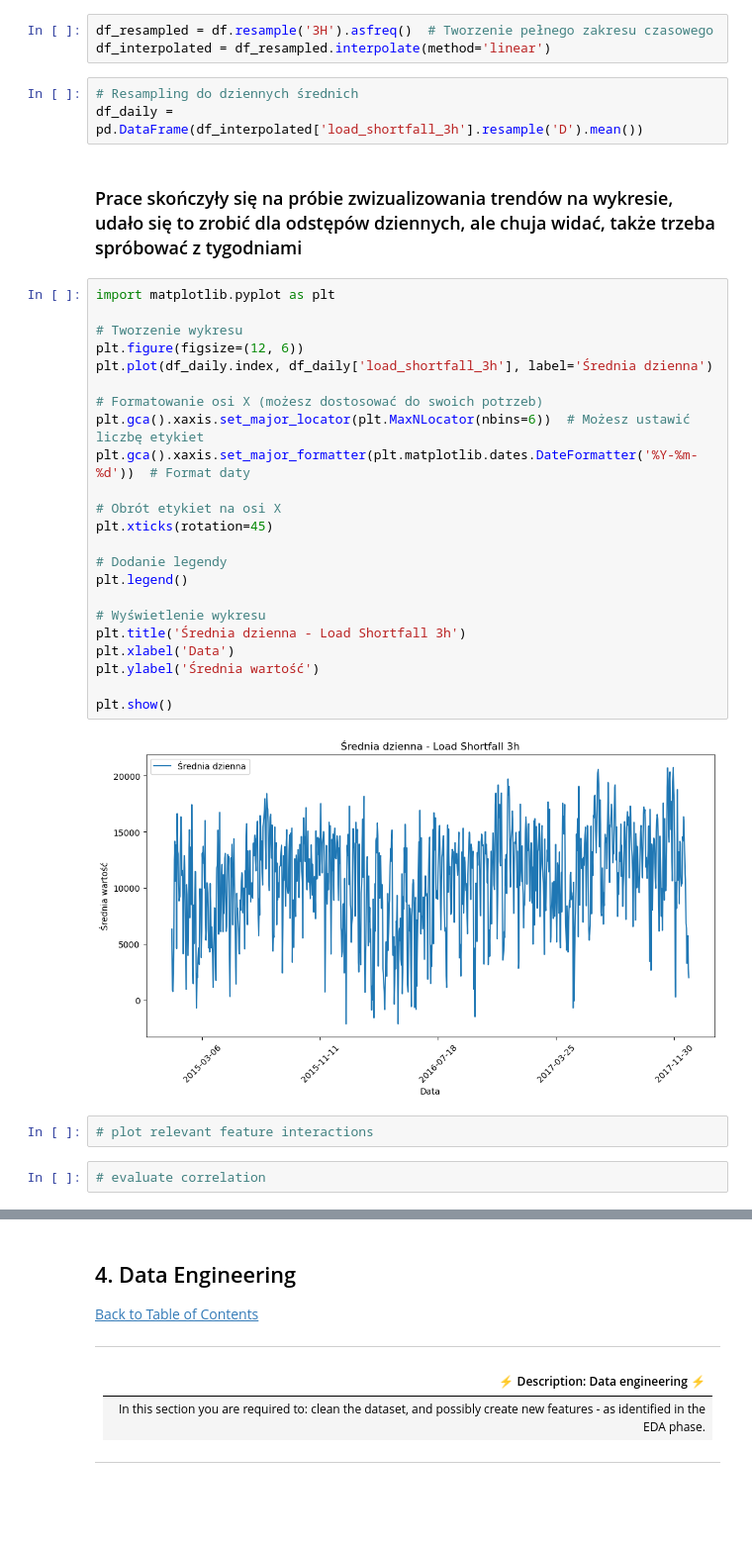
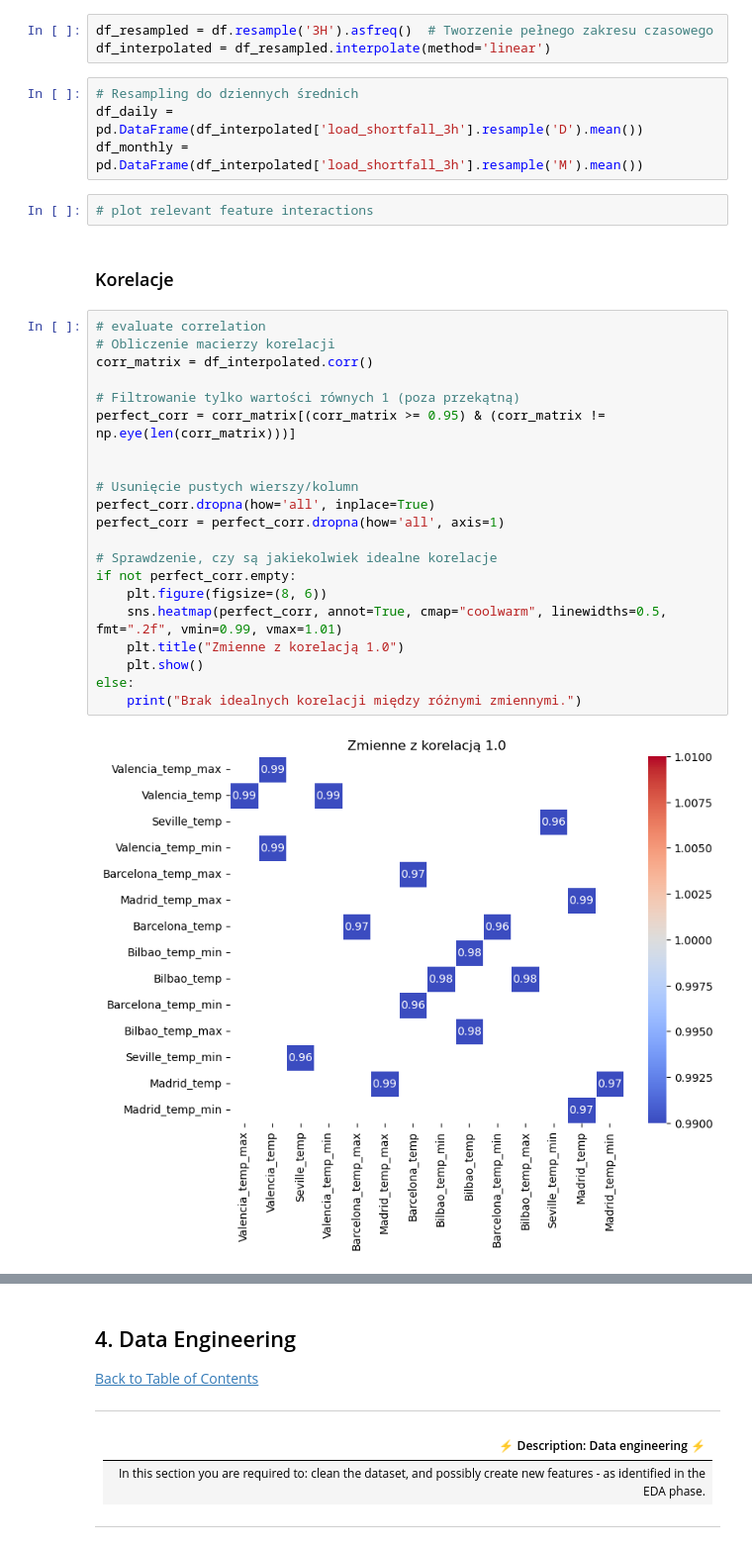
Before and after one commit to Marcel3333/TimeSeriesAnalysisProject, a Jupyter notebook: starter-notebook.ipynb, the cells around one changed output, grey strips where cells are left out. Shown at 99% size. Drawn from its saved outputs; the diff is of its cells as text; blank space fills up the shorter version.

```diff
--- a/starter-notebook.ipynb
+++ b/starter-notebook.ipynb
@@ -136,34 +147,31 @@ df_interpolated = df_resampled.interpolate(method='linear')
 # %%
 # Resampling do dziennych średnich
 df_daily = pd.DataFrame(df_interpolated['load_shortfall_3h'].resample('D').mean())
+df_monthly = pd.DataFrame(df_interpolated['load_shortfall_3h'].resample('M').mean())
-# %% [markdown]
-### Prace skończyły się na próbie zwizualizowania trendów na wykresie, udało się to zrobić dla odstępów dziennych, ale chuja widać, także trzeba spróbować z tygodniami
-# %%
-import matplotlib.pyplot as plt
-
-# Tworzenie wykresu
-plt.figure(figsize=(12, 6))
-plt.plot(df_daily.index, df_daily['load_shortfall_3h'], label='Średnia dzienna')
-
-# Formatowanie osi X (możesz dostosować do swoich potrzeb)
-plt.gca().xaxis.set_major_locator(plt.MaxNLocator(nbins=6))  # Możesz ustawić liczbę etykiet
-plt.gca().xaxis.set_major_formatter(plt.matplotlib.dates.DateFormatter('%Y-%m-%d'))  # Format daty
-
-# Obrót etykiet na osi X
-plt.xticks(rotation=45)
-
-# Dodanie legendy
-plt.legend()
-
-# Wyświetlenie wykresu
-plt.title('Średnia dzienna - Load Shortfall 3h')
-plt.xlabel('Data')
-plt.ylabel('Średnia wartość')
-
-plt.show()
-# %% [output]
-[figure, removed]
 # %%
 # plot relevant feature interactions
+# %% [markdown]
+### Korelacje
 # %%
 # evaluate correlation
+# Obliczenie macierzy korelacji
+corr_matrix = df_interpolated.corr()
+
+# Filtrowanie tylko wartości równych 1 (poza przekątną)
+perfect_corr = corr_matrix[(corr_matrix >= 0.95) & (corr_matrix != np.eye(len(corr_matrix)))]
+
+
+# Usunięcie pustych wierszy/kolumn
+perfect_corr.dropna(how='all', inplace=True)
+perfect_corr = perfect_corr.dropna(how='all', axis=1)
+
+# Sprawdzenie, czy są jakiekolwiek idealne korelacje
+if not perfect_corr.empty:
+    plt.figure(figsize=(8, 6))
+    sns.heatmap(perfect_corr, annot=True, cmap="coolwarm", linewidths=0.5, fmt=".2f", vmin=0.99, vmax=1.01)
+    plt.title("Zmienne z korelacją 1.0")
+    plt.show()
+else:
+    print("Brak idealnych korelacji między różnymi zmiennymi.")
+# %% [output]
+[figure, added]
```
Also changed, not shown: parts of 10 cells of this notebook.
